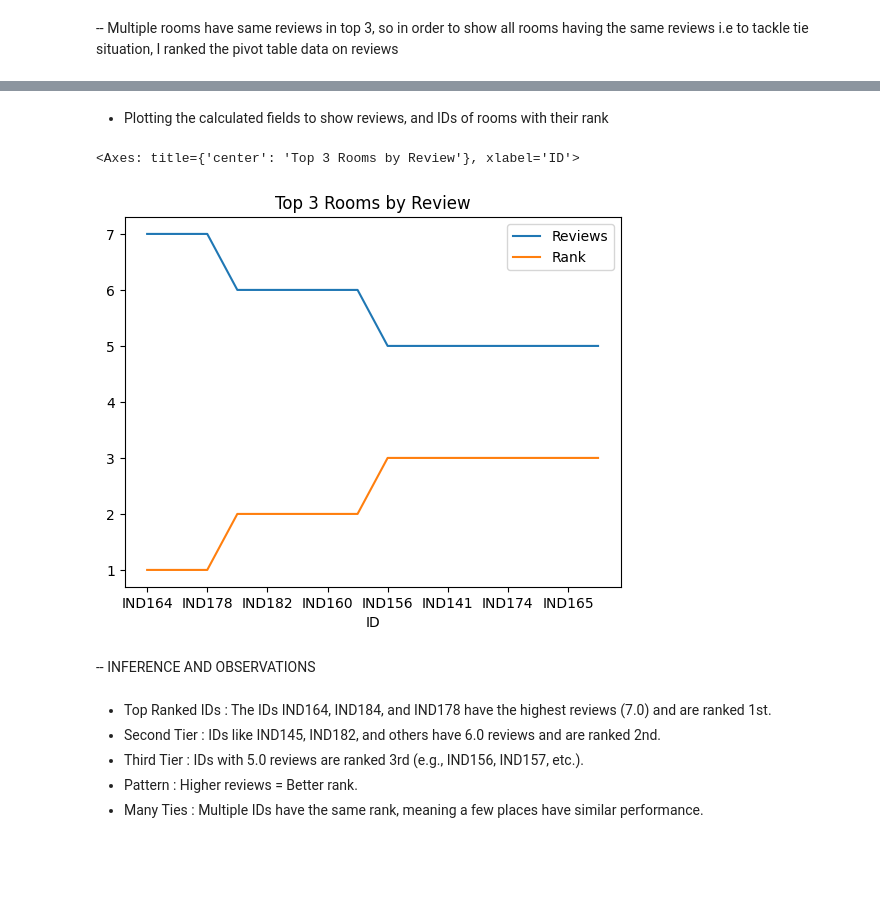
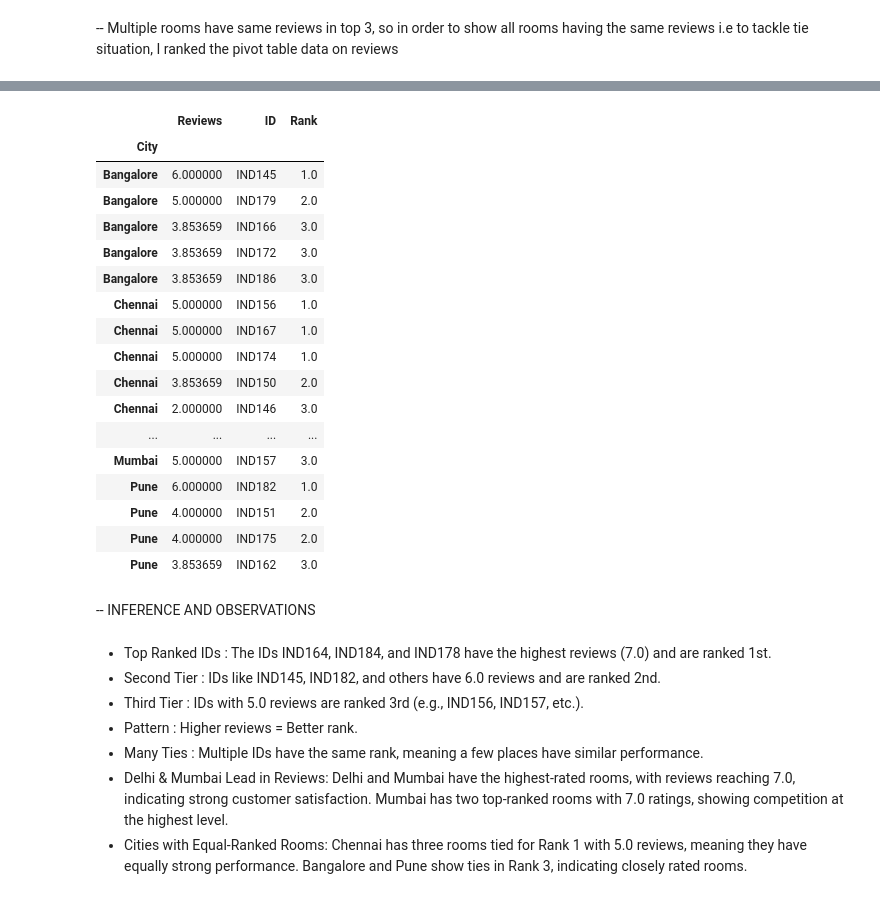
Before and after one commit to ayushi676/pandas-exercises, a Jupyter notebook: Exercise3P2.ipynb, the cells around one changed output, grey strips where cells are left out. Drawn from its saved outputs; the diff is of its cells as text; code cells hidden in the pictures; blank space fills up the shorter version.

Commit message:
Added file for P2
top 3 Rooms in each city based on their Reviews

```diff
--- a/Exercise3P2.ipynb
+++ b/Exercise3P2.ipynb
@@ -29,6 +41,5 @@ df_pvt=df.pivot_table(
+# %%
+df["Rank"] = df.groupby("City")["Reviews"].rank(method="dense", ascending=False)
+top_3 = df[df["Rank"] <= 3].sort_values(["City", "Rank"])
 # %% [markdown]
 -- Multiple rooms have same reviews in top 3, so in order to show all rooms having the same reviews i.e to tackle tie situation, I ranked the pivot table data on reviews
-# %%
-df_pvt["Rank"]=df_pvt['Reviews'].rank(method='dense', ascending=False)
-top_3=df_pvt[df_pvt['Rank']<=3].sort_values(by='Rank',ascending=True)
-top_3
@@ -54,11 +46,25 @@ top_3
-# %% [markdown]
-- Plotting the calculated fields to show reviews, and IDs of rooms with their rank
-# %%
-ax=top_3.plot(kind='line', legend=True, title='Top 3 Rooms by Review')
-ax
-# %% [output]
-<Axes: title={'center': 'Top 3 Rooms by Review'}, xlabel='ID'>
-[figure, removed]
+# %%
+df_pvt=top_3[["City", "Reviews", "ID", "Rank"]].set_index('City')
+df_pvt
+# %% [output]
+|  | Reviews | ID | Rank |
+| City |  |  |  |
+| Bangalore | 6.000000 | IND145 | 1.0 |
+| Bangalore | 5.000000 | IND179 | 2.0 |
+| Bangalore | 3.853659 | IND166 | 3.0 |
+| Bangalore | 3.853659 | IND172 | 3.0 |
+| Bangalore | 3.853659 | IND186 | 3.0 |
+| Chennai | 5.000000 | IND156 | 1.0 |
+| Chennai | 5.000000 | IND167 | 1.0 |
+| Chennai | 5.000000 | IND174 | 1.0 |
+| Chennai | 3.853659 | IND150 | 2.0 |
+| Chennai | 2.000000 | IND146 | 3.0 |
+| ... | ... | ... | ... |
+| Mumbai | 5.000000 | IND157 | 3.0 |
+| Pune | 6.000000 | IND182 | 1.0 |
+| Pune | 4.000000 | IND151 | 2.0 |
+| Pune | 4.000000 | IND175 | 2.0 |
+| Pune | 3.853659 | IND162 | 3.0 |
 # %% [markdown]
 -- INFERENCE AND OBSERVATIONS
 # %% [markdown]
@@ -67,3 +73,9 @@ ax
 - Third Tier : IDs with 5.0 reviews are ranked 3rd (e.g., IND156, IND157, etc.).
 - Pattern : Higher reviews = Better rank.
 - Many Ties : Multiple IDs have the same rank, meaning a few places have similar performance.
+- Delhi & Mumbai Lead in Reviews:
+Delhi and Mumbai have the highest-rated rooms, with reviews reaching 7.0, indicating strong customer satisfaction.
+Mumbai has two top-ranked rooms with 7.0 ratings, showing competition at the highest level.
+- Cities with Equal-Ranked Rooms:
+Chennai has three rooms tied for Rank 1 with 5.0 reviews, meaning they have equally strong performance.
+Bangalore and Pune show ties in Rank 3, indicating closely rated rooms.
```
Also changed, not shown: parts of 4 cells of this notebook.
